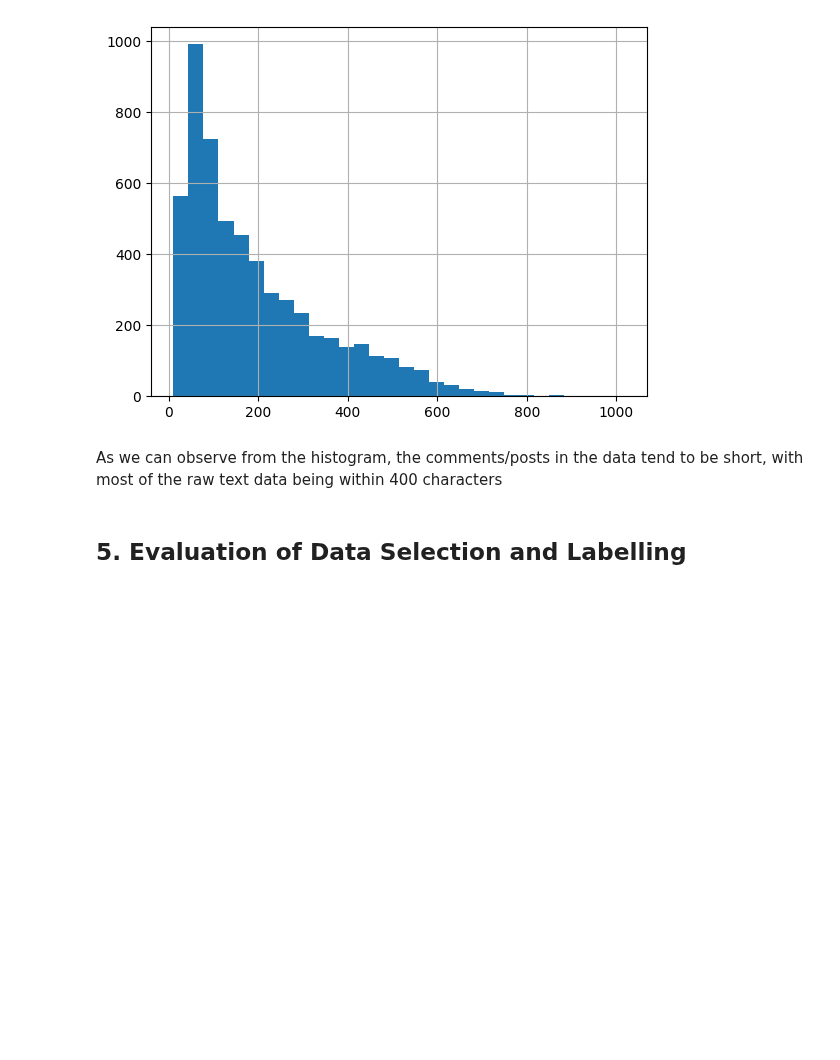
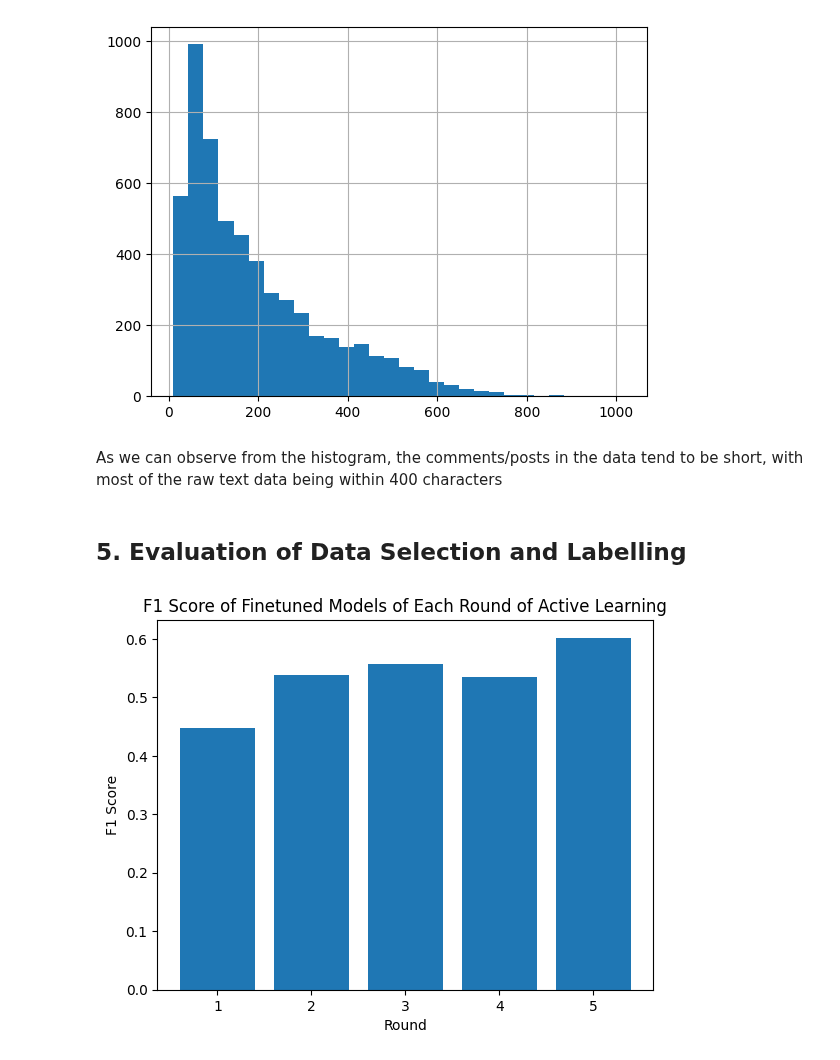
Before and after one commit to ajm2004/OpenAI-Sentiment-Analysis, a Jupyter notebook: Notebooks/labelling_active_learning.ipynb, the cells around one changed output. Drawn from its saved outputs; the diff is of its cells as text; code cells hidden in the pictures; blank space fills up the shorter version.

Commit message:
Evaluate the active learning process

```diff
--- a/Notebooks/labelling_active_learning.ipynb
+++ b/Notebooks/labelling_active_learning.ipynb
@@ -491,3 +492,37 @@ final_df['text'].str.len().hist(bins=30)
 As we can observe from the histogram, the comments/posts in the data tend to be short, with most of the raw text data being within 400 characters
 # %% [markdown]
 ## 5. Evaluation of Data Selection and Labelling
+# %%
+# Read the required datasets for evaluation of data selection and labelling
+# Automatically labelled data for each round
+round1_automatic_df = pd.read_csv('../Data/Labelling/round1_roberta_labelled_all_data.csv')
+round2_automatic_df = pd.read_csv('../Data/Labelling/round2_roberta_labelled_all_data.csv')
+round3_automatic_df = pd.read_csv('../Data/Labelling/round3_roberta_labelled_all_data.csv')
+round4_automatic_df = pd.read_csv('../Data/Labelling/round4_roberta_labelled_all_data.csv')
+round5_automatic_df = pd.read_csv('../Data/Labelling/round5_roberta_labelled_all_data.csv')
+
+# Evaluation metrics for finetuned models of each round of active learning
+round1_eval_results = json.load(open('../Models/Evaluation/round1_finetuned_model_eval_results.json'))
+round2_eval_results = json.load(open('../Models/Evaluation/round2_finetuned_model_eval_results.json'))
+round3_eval_results = json.load(open('../Models/Evaluation/round3_finetuned_model_eval_results.json'))
+round4_eval_results = json.load(open('../Models/Evaluation/round4_finetuned_model_eval_results.json'))
+round5_eval_results = json.load(open('../Models/Evaluation/round5_finetuned_model_eval_results.json'))
+# %%
+# Accuracy and F1 scores of the finetuned models of each round of active learning
+round1_f1 = round1_eval_results['eval_f1']
+round2_f1 = round2_eval_results['eval_f1']
+round3_f1 = round3_eval_results['eval_f1']
+round4_f1 = round4_eval_results['eval_f1']
+round5_f1 = round5_eval_results['eval_f1']
+
+# Plot the F1 scores of the finetuned models of each round of active learning
+plt.bar(x = [1, 2, 3, 4, 5],
+        height = [round1_f1, round2_f1, round3_f1, round4_f1, round5_f1])
+
+plt.xlabel("Round")
+plt.ylabel("F1 Score")
+
+plt.title("F1 Score of Finetuned Models of Each Round of Active Learning")
+plt.show()
+# %% [output]
+[figure, added]
```
Also changed, not shown: parts of 9 cells of this notebook.
